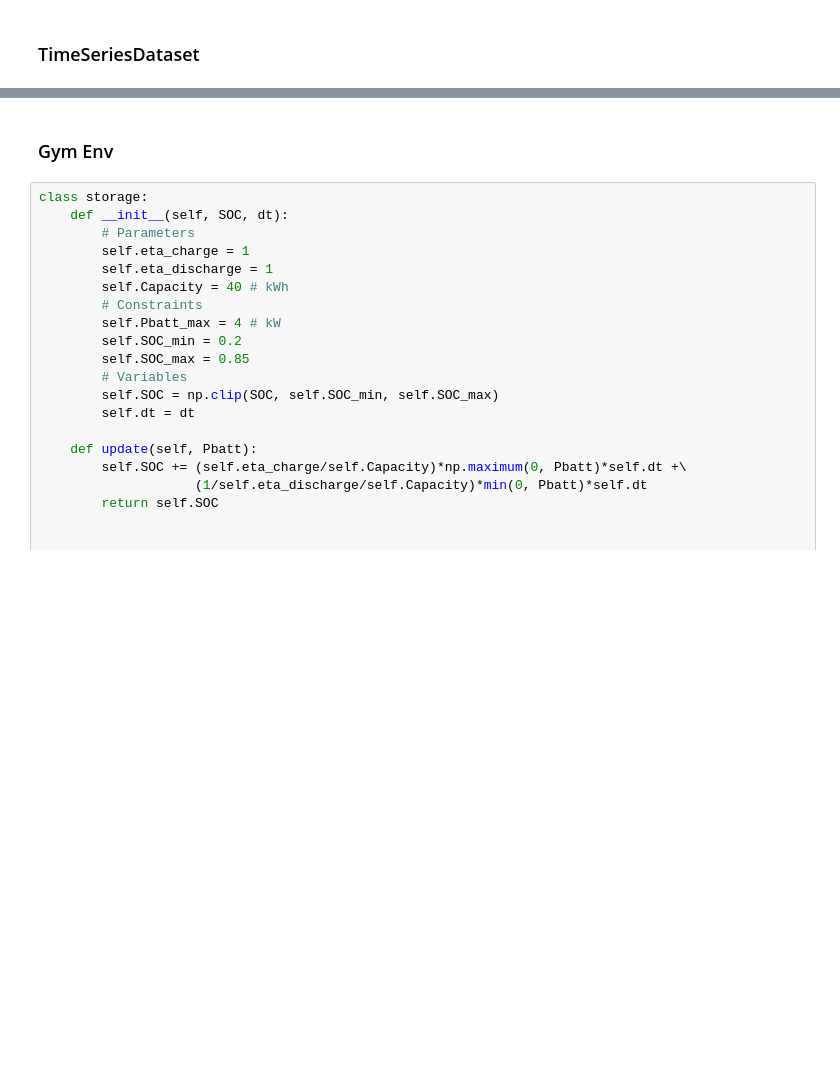
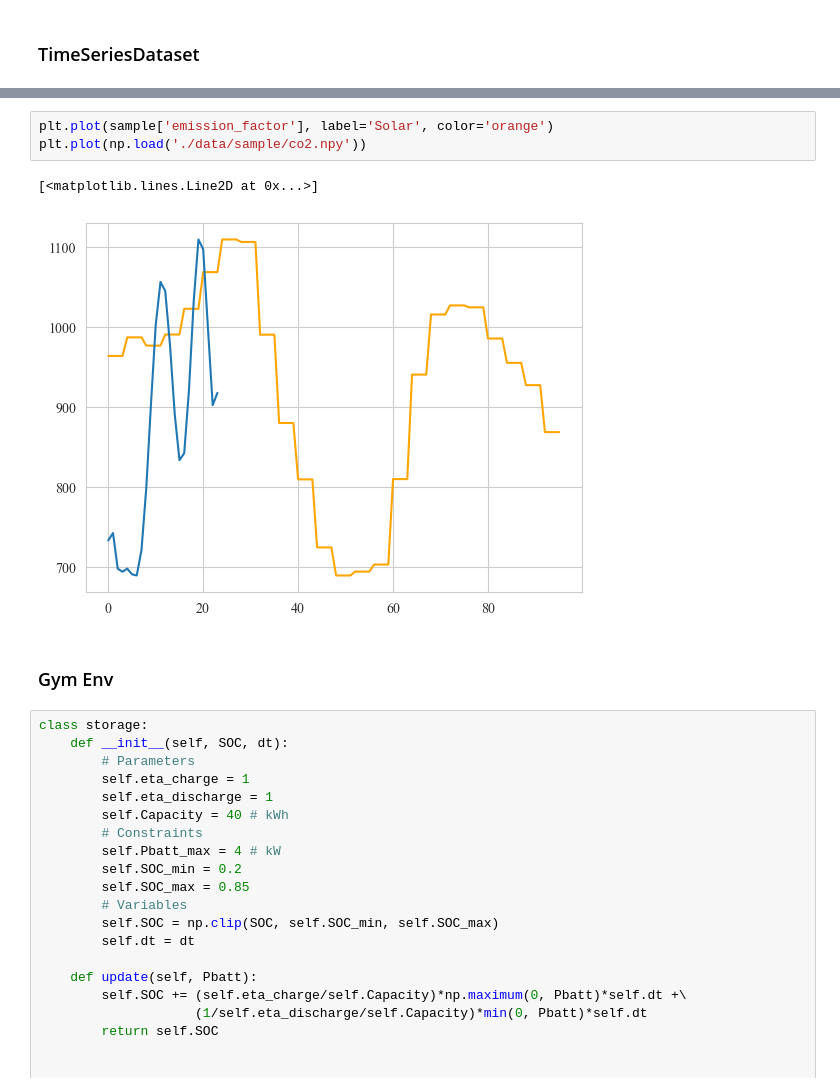
Before and after one commit to arbit3rr/ES-Temporal-RL, a Jupyter notebook: 4. RL.ipynb, the cells around one changed output, grey strips where cells are left out. Cells and saved outputs as stored; diff of their text form; blank space fills up the shorter version.

```diff
--- a/4. RL.ipynb
+++ b/4. RL.ipynb
@@ -272,4 +344,10 @@ sample = dataset[5]
 # print(sample)
+# %%
+plt.plot(sample['emission_factor'], label='Solar', color='orange')
+plt.plot(np.load('./data/sample/co2.npy'))
+# %% [output]
+[<matplotlib.lines.Line2D at 0x...>]
+[figure, added]
 # %% [markdown]
 ### Gym Env
 # %%
```
Also changed, not shown: parts of 11 cells of this notebook, 1 other file.
